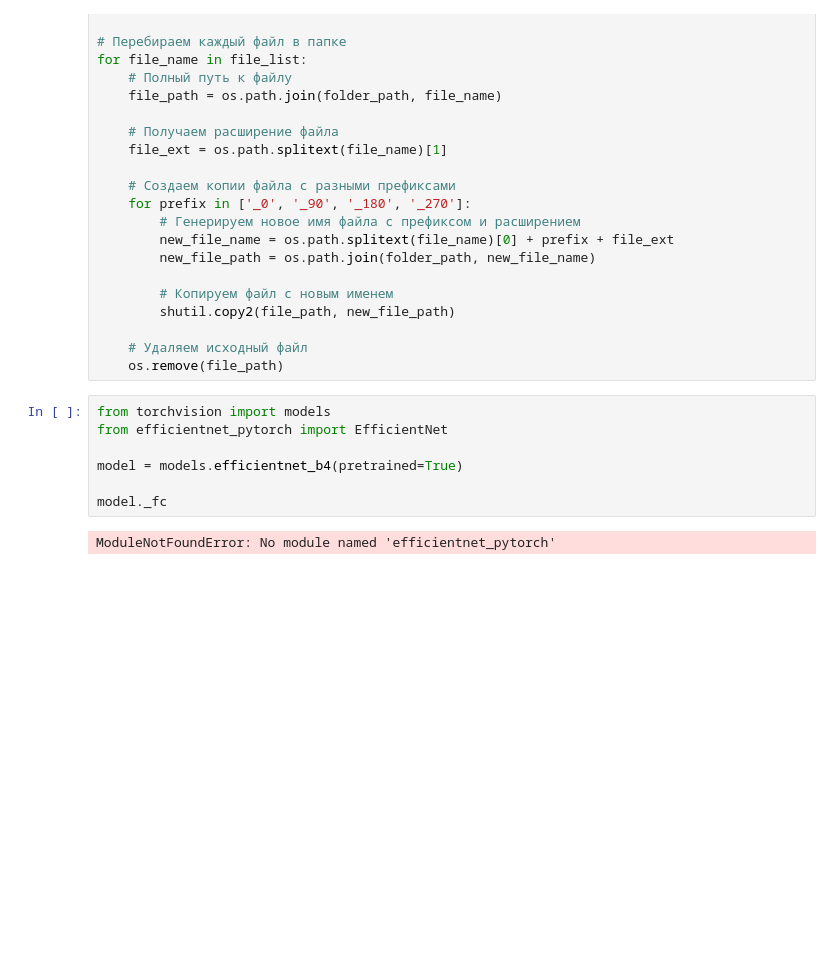
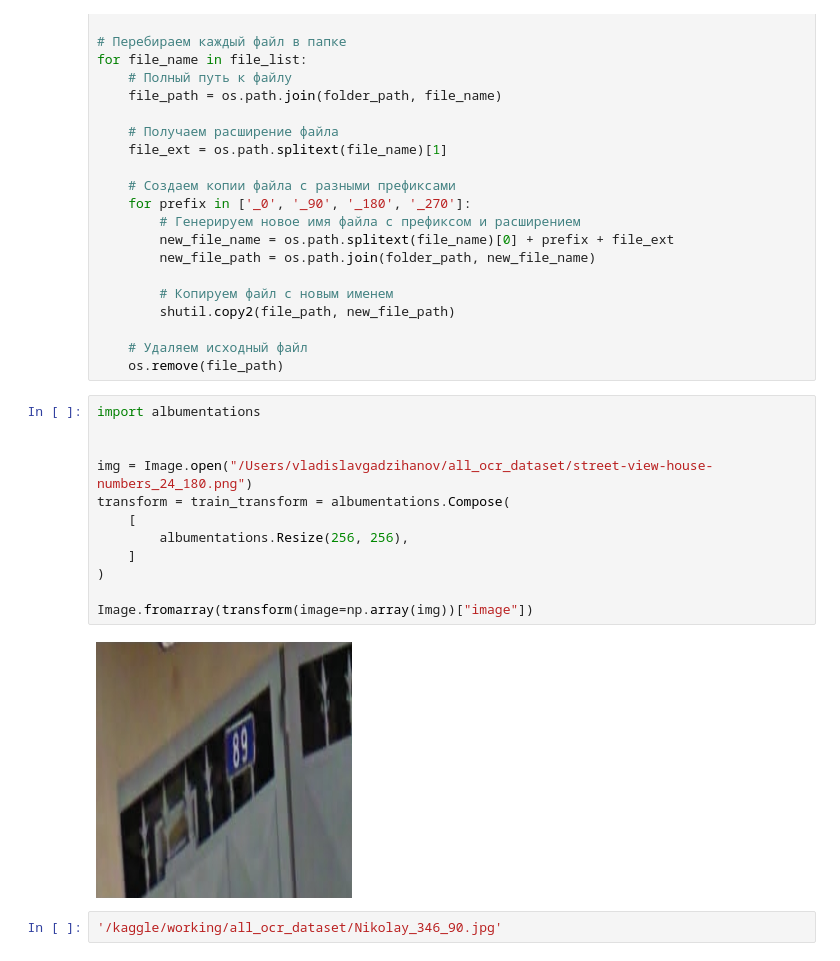
Before and after one commit to hadzhykhanov/cv_contest, a Jupyter notebook: notebooks/Untitled.ipynb, the cells around one changed output. Saved outputs shown, nothing was run; the diff lists cells and outputs as text; blank space fills up the shorter version.

```diff
--- a/notebooks/Untitled.ipynb
+++ b/notebooks/Untitled.ipynb
@@ -168,12 +168,19 @@ for file_name in file_list:
 
     # Удаляем исходный файл
     os.remove(file_path)
-# %%
-from torchvision import models
-from efficientnet_pytorch import EfficientNet
-
-model = models.efficientnet_b4(pretrained=True)
-
-model._fc
-# %% [output]
-ModuleNotFoundError: No module named 'efficientnet_pytorch'
+# %%
+import albumentations
+
+
+img = Image.open("/Users/vladislavgadzihanov/all_ocr_dataset/street-view-house-numbers_24_180.png")
+transform = train_transform = albumentations.Compose(
+    [
+        albumentations.Resize(256, 256),
+    ]
+)
+
+Image.fromarray(transform(image=np.array(img))["image"])
+# %% [output]
+[figure, added]
+# %%
+'/kaggle/working/all_ocr_dataset/Nikolay_346_90.jpg'
```
Also changed, not shown: parts of 1 cell of this notebook, 2 other files.
